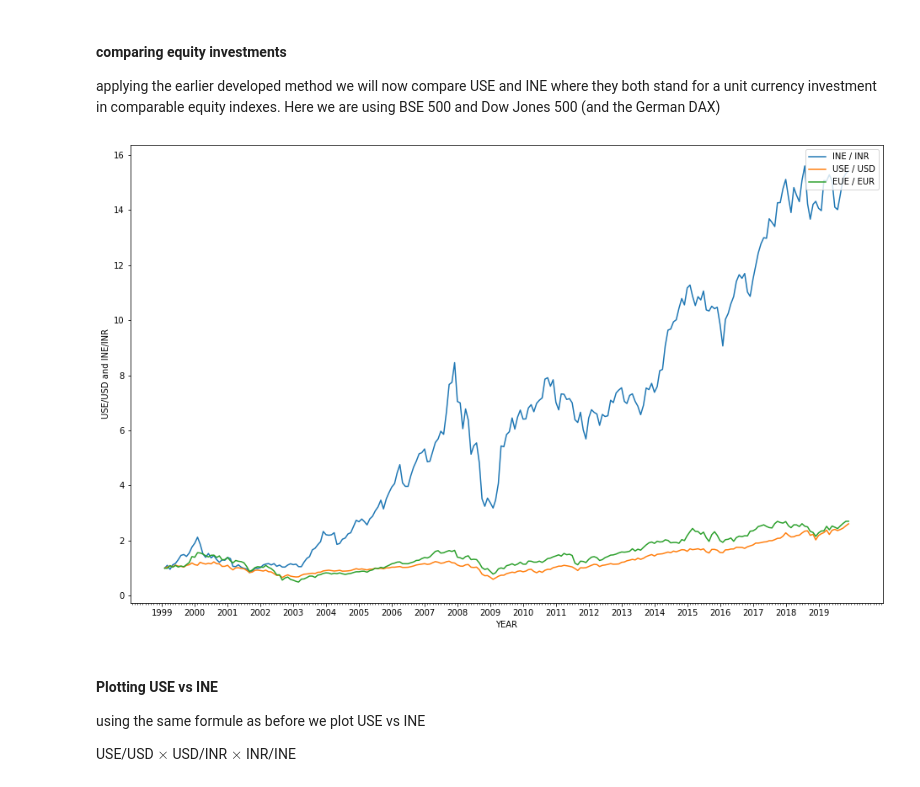
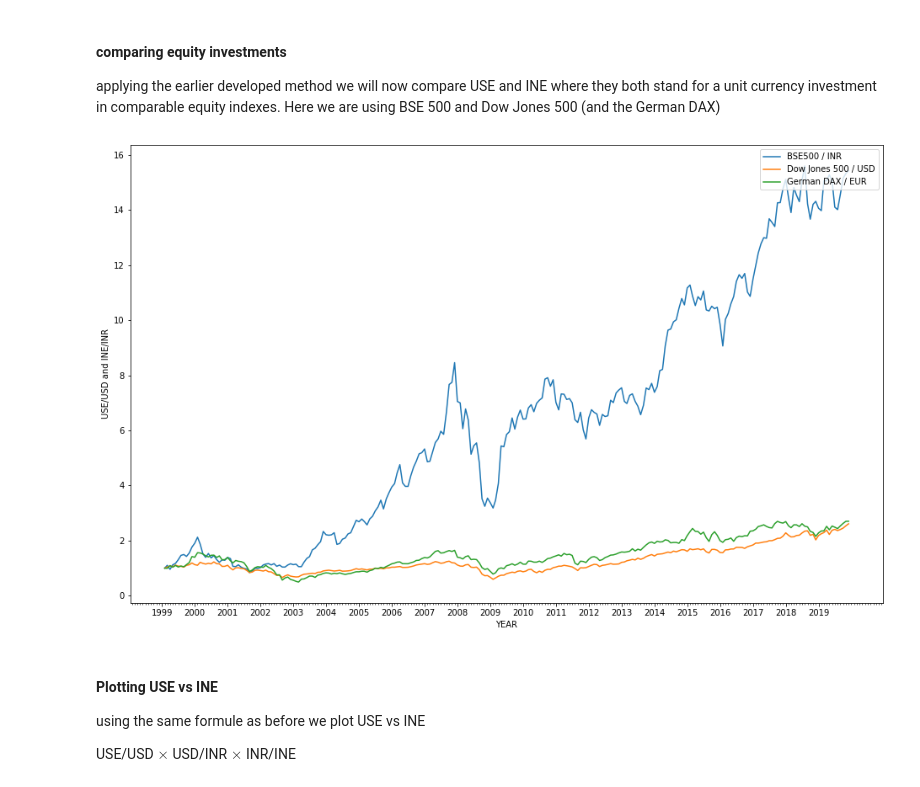
Before and after one commit to praneethmendu/Notebooks, a Jupyter notebook: intrestAdj/interest.ipynb, the cells around one changed output. Saved outputs shown, nothing was run; the diff lists cells and outputs as text; code cells hidden in the pictures.

```diff
--- a/intrestAdj/interest.ipynb
+++ b/intrestAdj/interest.ipynb
@@ -180,37 +243,38 @@ bse = dow = pd.read_csv("BSE500.csv")[['Low']].reset_index().truncate(after=250)
 dow = pd.read_csv("^GSPC.csv")[['Date', 'Adj Close']].truncate(before=854,after=1104)
 dax = pd.read_csv("^GDAXI.csv")[['Date', 'Adj Close']].truncate(before=134)
 
 ine = bse.Low.tolist()
 ine = np.array(ine) / ine[0]
 
 use = dow['Adj Close'].tolist()
 use = np.array(use) / use[0]
 
 eue = dax['Adj Close'].tolist()
 eue = np.array(eue) / eue[0]
 
 ax = plt.gca()
 ax.xaxis.set_major_locator(YearLocator())
 ax.xaxis.set_minor_locator(MonthLocator())
 ax.xaxis.set_major_formatter(DateFormatter('%Y'))
 
 fig = plt.gcf()
 fig.set_size_inches(16,10)
 
 plt.xticks(list(map(lambda x: datetime.date(x,1,1), list(range(1999,2020,1)))))
 
 plt.xlabel('YEAR')
 plt.ylabel('USE/USD and INE/INR')
 
 mnths = list(map( lambda x: datetime.date(int(x[0:4]),int(x[5:7]),1), dow.Date.tolist()))
 
-plt.plot(mnths, ine, label="INE / INR")
-plt.plot(mnths, use, label="USE / USD")
-plt.plot(mnths, eue, label="EUE / EUR")
+plt.plot(mnths, ine, label="BSE500 / INR")
+plt.plot(mnths, use, label="Dow Jones 500 / USD")
+plt.plot(mnths, eue, label="German DAX / EUR")
 plt.legend(loc="upper right")
+plt.savefig('plots/equity.png',  bbox_inches='tight')
 plt.show()
 # %% [output]
-[figure, old version]
+[figure, new version]
 # %% [markdown]
 #### Plotting USE vs INE
 using the same formule as before we plot USE vs INE
```
Also changed, not shown: parts of 12 cells of this notebook, 7 other files.
